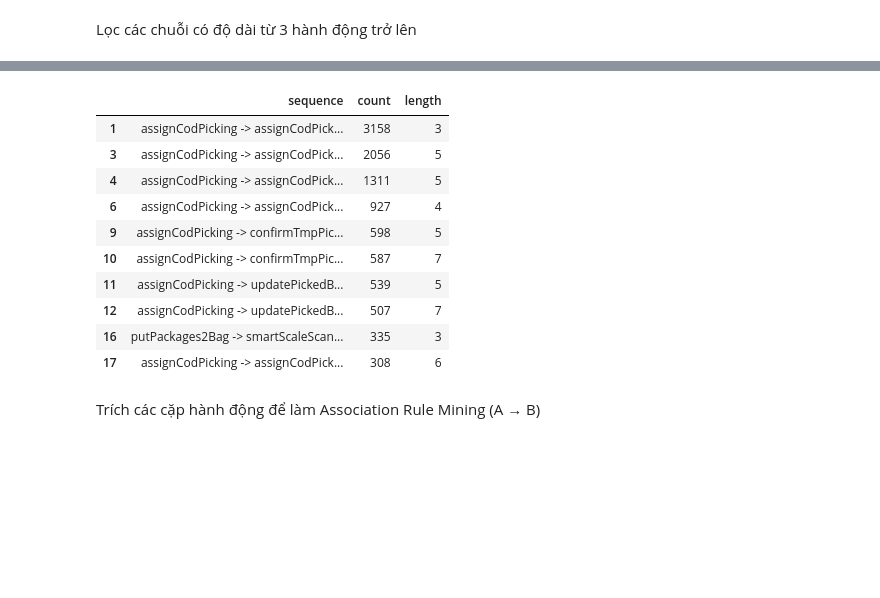
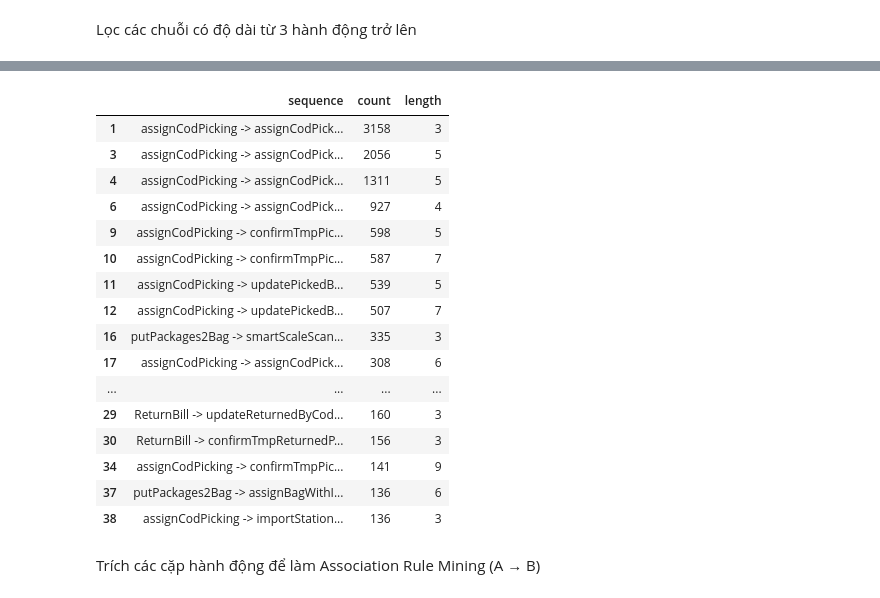
Before and after one commit to yennguyen1909/automation_action, a Jupyter notebook: report.ipynb, the cells around one changed output, grey strips where cells are left out. Cells and saved outputs as stored; diff of their text form; code cells hidden in the pictures; blank space fills up the shorter version.

```diff
--- a/report.ipynb
+++ b/report.ipynb
@@ -454,18 +492,24 @@ long_sequences = sequence_counts[sequence_counts['length'] >= 3]
 # %%
-top_long_sequences = long_sequences.sort_values(by='count', ascending=False).head(10)
+top_long_sequences = long_sequences.sort_values(by='count', ascending=False).head(20)
 top_long_sequences
 # %% [output]
 |  | sequence | count | length |
 | 1 | assignCodPicking -> assignCodPick... | 3158 | 3 |
 | 3 | assignCodPicking -> assignCodPick... | 2056 | 5 |
 | 4 | assignCodPicking -> assignCodPick... | 1311 | 5 |
 | 6 | assignCodPicking -> assignCodPick... | 927 | 4 |
 | 9 | assignCodPicking -> confirmTmpPic... | 598 | 5 |
 | 10 | assignCodPicking -> confirmTmpPic... | 587 | 7 |
 | 11 | assignCodPicking -> updatePickedB... | 539 | 5 |
 | 12 | assignCodPicking -> updatePickedB... | 507 | 7 |
 | 16 | putPackages2Bag -> smartScaleScan... | 335 | 3 |
 | 17 | assignCodPicking -> assignCodPick... | 308 | 6 |
+| ... | ... | ... | ... |
+| 29 | ReturnBill -> updateReturnedByCod... | 160 | 3 |
+| 30 | ReturnBill -> confirmTmpReturnedP... | 156 | 3 |
+| 34 | assignCodPicking -> confirmTmpPic... | 141 | 9 |
+| 37 | putPackages2Bag -> assignBagWithI... | 136 | 6 |
+| 38 | assignCodPicking -> importStation... | 136 | 3 |
 # %% [markdown]
 Trích các cặp hành động để làm Association Rule Mining (A → B)
 # %%
```
Also changed, not shown: parts of 33 cells of this notebook, 1 other file.
